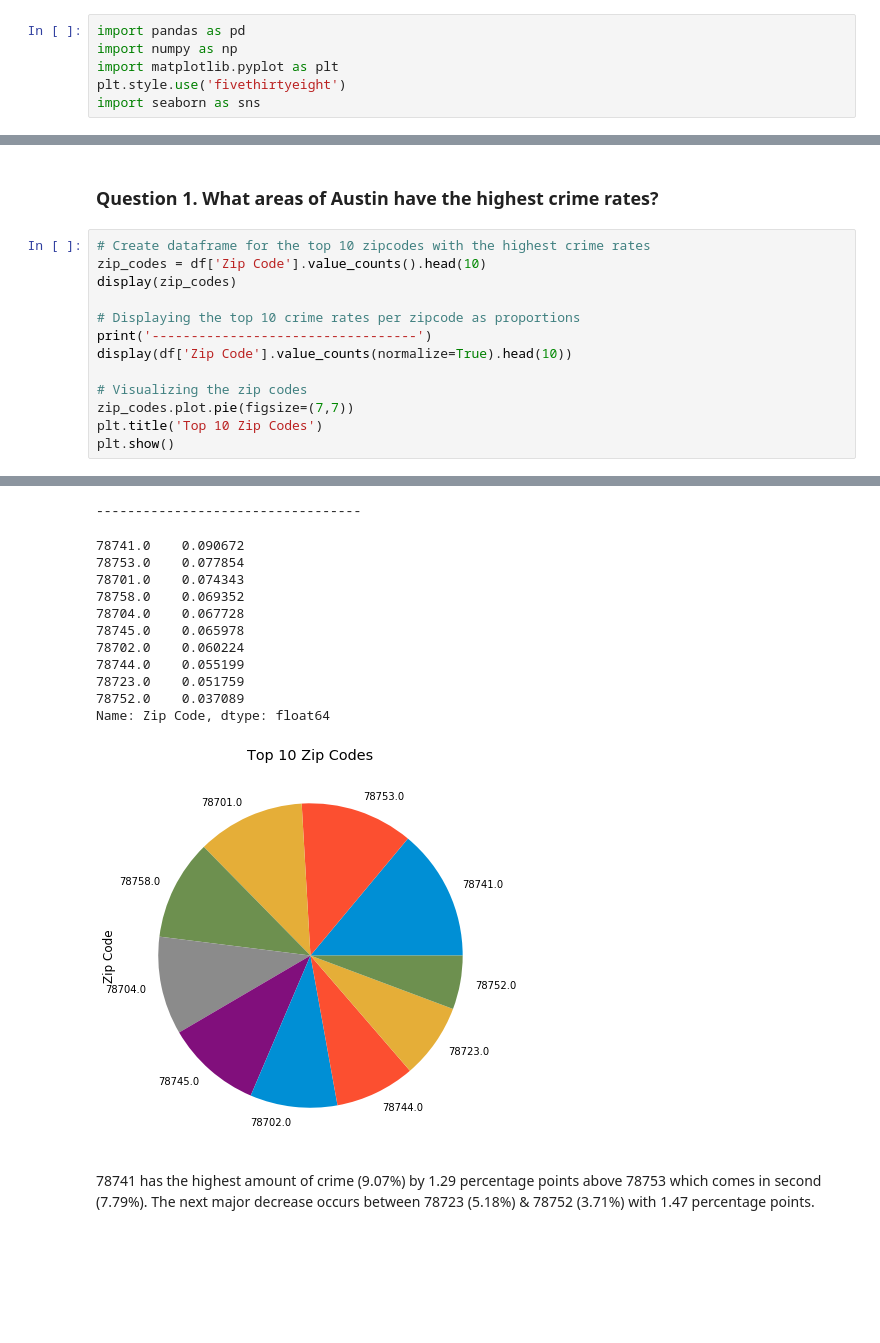
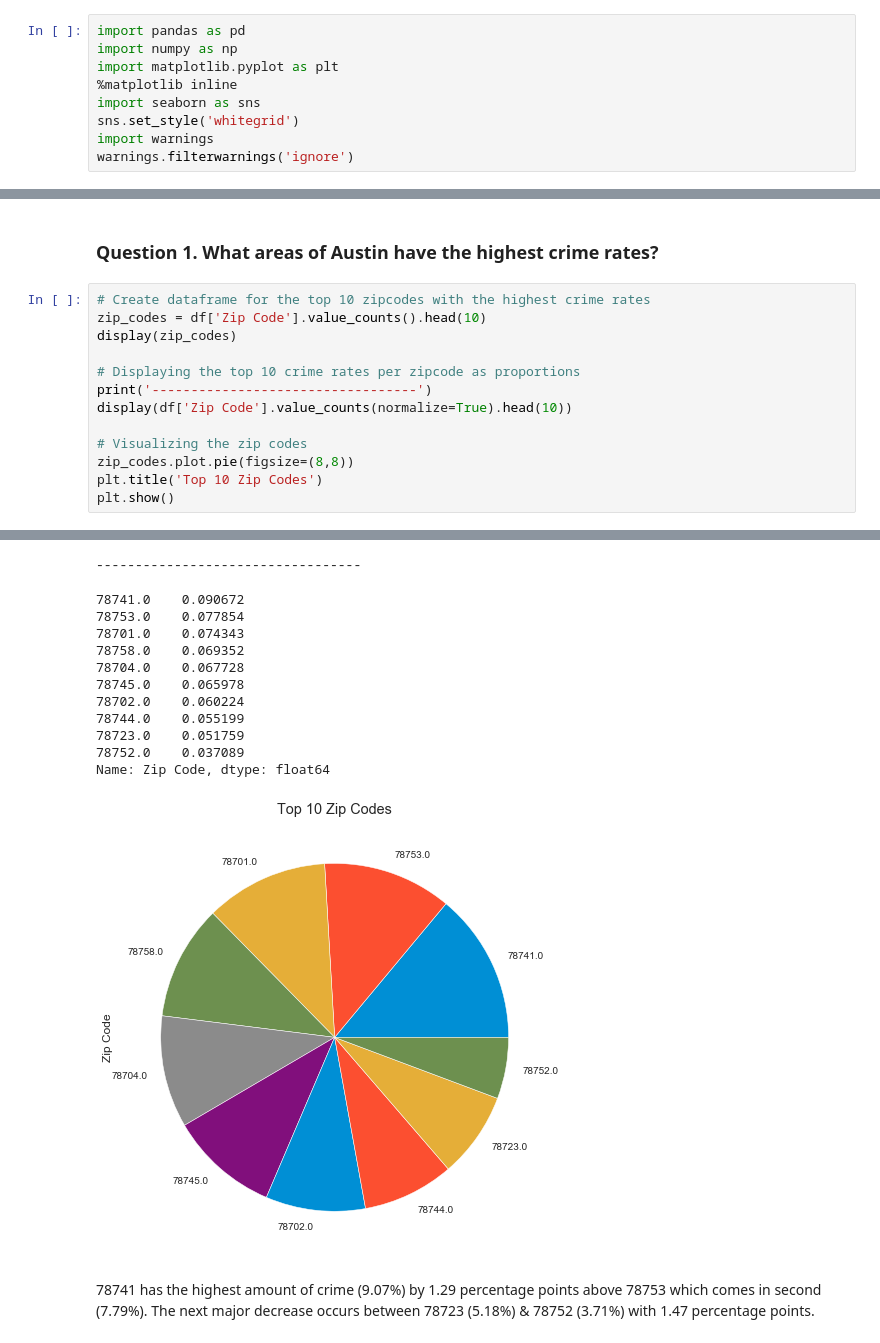
Before and after one commit to rgrantham82/Crime-Analysis, a Jupyter notebook: Austin Crimes Report Analysis.ipynb, the cells around one changed output, grey strips where cells are left out. Saved outputs shown, nothing was run; the diff lists cells and outputs as text; blank space fills up the shorter version.

```diff
--- a/Austin Crimes Report Analysis.ipynb
+++ b/Austin Crimes Report Analysis.ipynb
@@ -6,8 +6,11 @@ I downloaded the latest copy of the dataset from data.austintexas.gov on 7/1/202
 import pandas as pd
 import numpy as np
 import matplotlib.pyplot as plt
-plt.style.use('fivethirtyeight')
+%matplotlib inline
 import seaborn as sns
+sns.set_style('whitegrid')
+import warnings
+warnings.filterwarnings('ignore')
 # %%
 df = pd.read_csv(r"C:\Users\Robert\Downloads\Crime_Reports.csv", parse_dates=True)
 # %% [markdown]
@@ -176,35 +179,35 @@ display(zip_codes)
 print('----------------------------------')
 display(df['Zip Code'].value_counts(normalize=True).head(10))
 
 # Visualizing the zip codes
-zip_codes.plot.pie(figsize=(7,7))
+zip_codes.plot.pie(figsize=(8,8))
 plt.title('Top 10 Zip Codes')
 plt.show()
 # %% [output]
 78741.0    202779
 78753.0    174112
 78701.0    166261
 78758.0    155098
 78704.0    151468
 78745.0    147554
 78702.0    134685
 78744.0    123448
 78723.0    115755
 78752.0     82947
 Name: Zip Code, dtype: int64
 ----------------------------------
 78741.0    0.090672
 78753.0    0.077854
 78701.0    0.074343
 78758.0    0.069352
 78704.0    0.067728
 78745.0    0.065978
 78702.0    0.060224
 78744.0    0.055199
 78723.0    0.051759
 78752.0    0.037089
 Name: Zip Code, dtype: float64
-[figure, old version]
+[figure, new version]
 # %% [markdown]
 78741 has the highest amount of crime (9.07%) by 1.29 percentage points above 78753 which comes in second (7.79%). The next major decrease occurs between 78723 (5.18%) & 78752 (3.71%) with 1.47 percentage points.
 # %%
```
Also changed, not shown: parts of 7 cells of this notebook.
